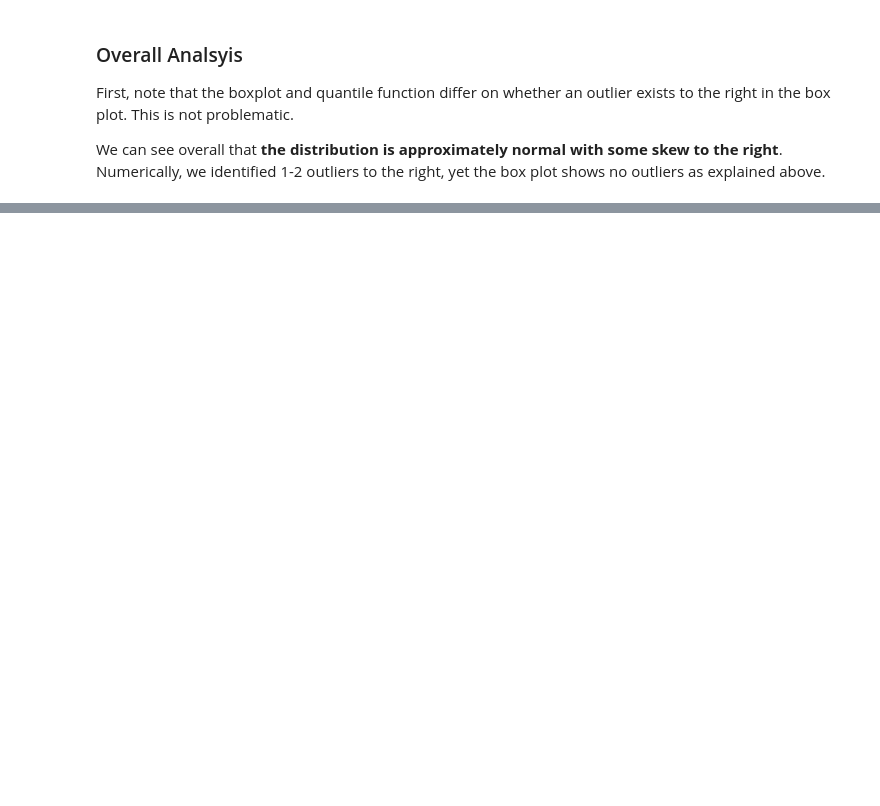
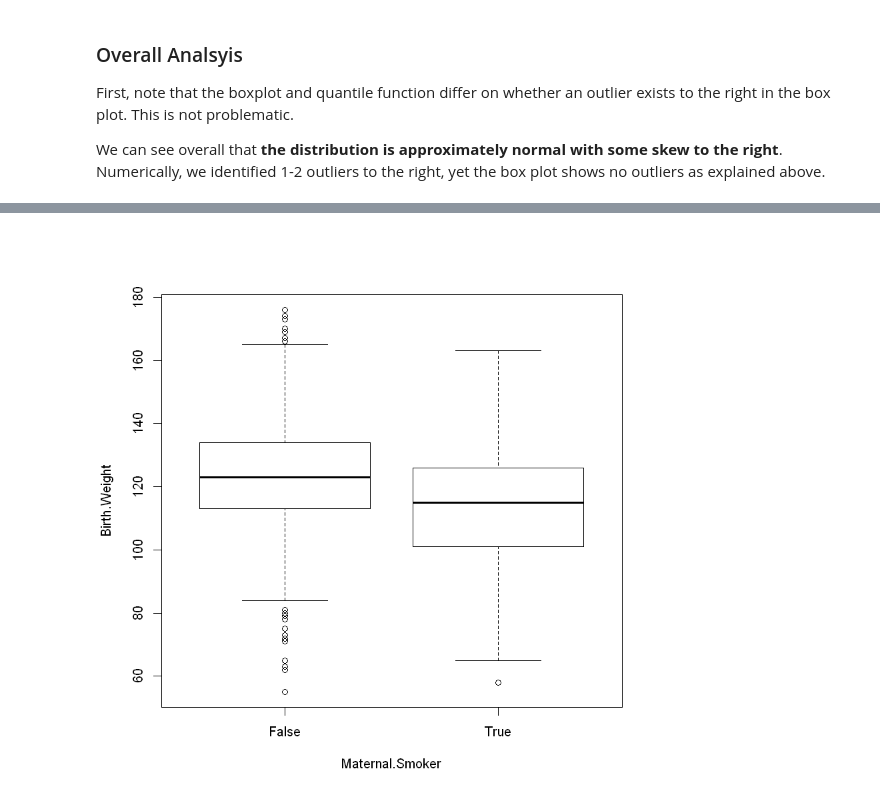
Before and after one commit to StraightDraw/probstat, a Jupyter notebook: S1b.ipynb, the cells around one changed output, grey strips where cells are left out. Saved outputs shown, nothing was run; the diff lists cells and outputs as text; code cells hidden in the pictures; blank space fills up the shorter version.

```diff
--- a/S1b.ipynb
+++ b/S1b.ipynb
@@ -81,0 +86,5 @@ We can see overall that **the distribution is approximately normal with some ske
+# %%
+births <- read.csv('https://faculty.ung.edu/rsinn/data/baby.csv')
+boxplot(Birth.Weight ~ Maternal.Smoker, data = births)
+# %% [output]
+[figure, added]
```
Also changed, not shown: parts of 24 cells of this notebook, 15 other files.
